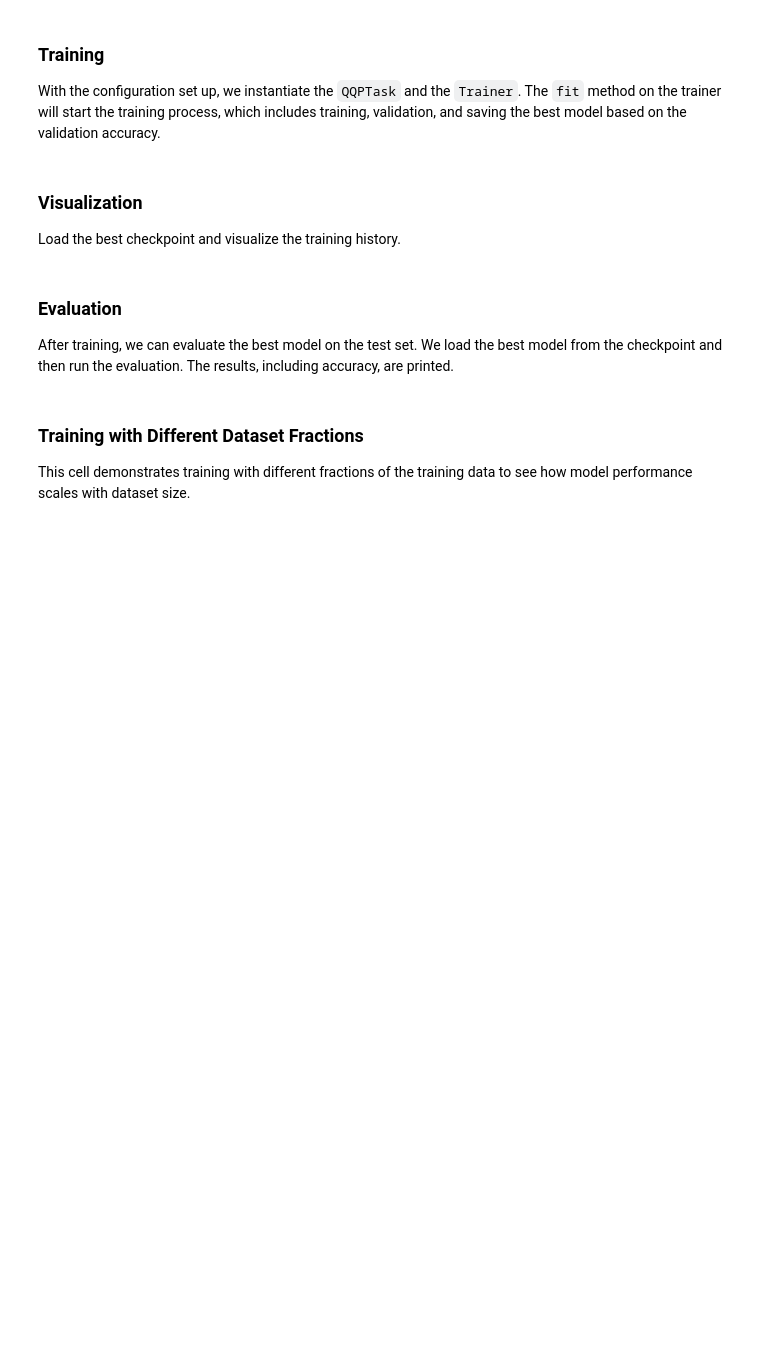
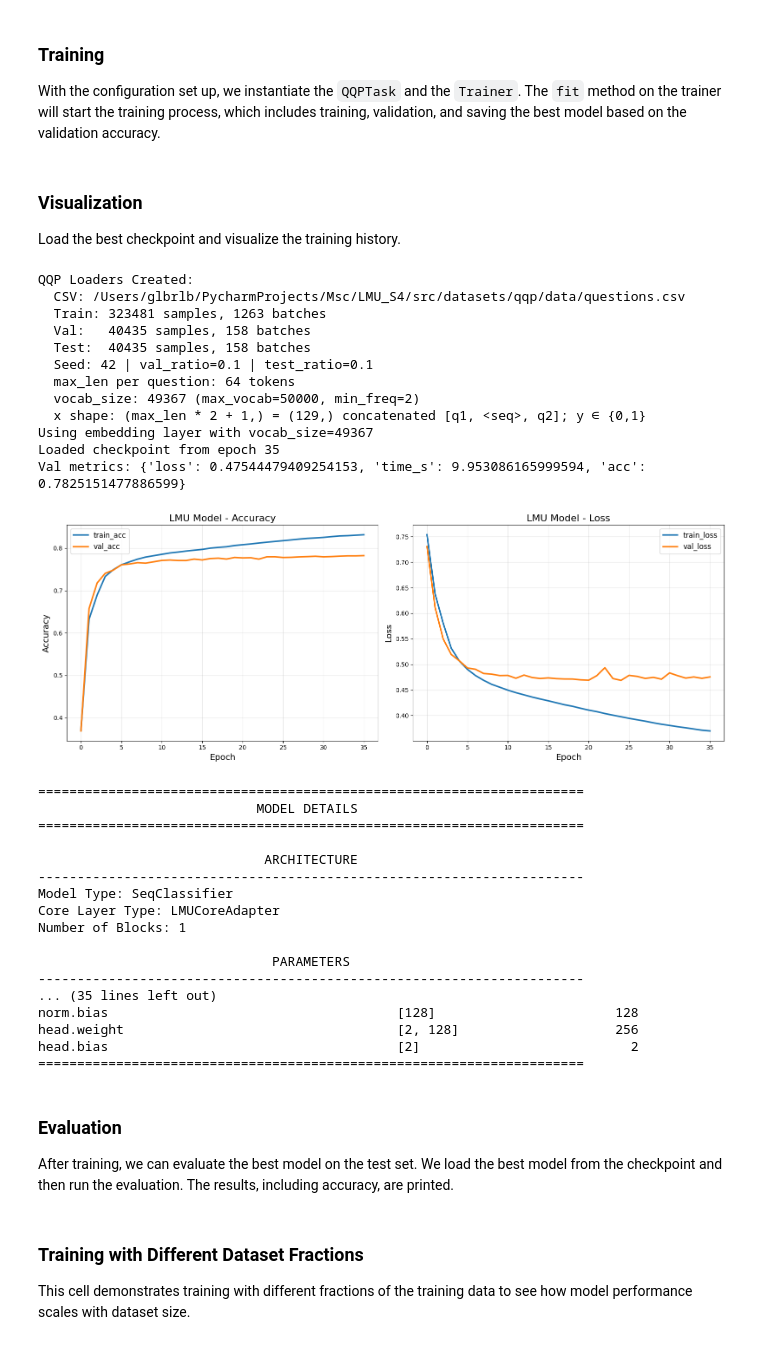
Before and after one commit to galbar8/LMU_S4, a Jupyter notebook: src/notebooks/qqp/qqp_lmu.ipynb, the cells around one changed output. Cells and saved outputs as stored; diff of their text form; code cells hidden in the pictures; blank space fills up the shorter version.

```diff
--- a/src/notebooks/qqp/qqp_lmu.ipynb
+++ b/src/notebooks/qqp/qqp_lmu.ipynb
@@ -19,6 +18,8 @@ Using unified block factory from src.utils.block_factory for consistent configur
 # %%
 from src.utils.block_factory import make_lmu_block_cfg_ctor
 # %%
+from src.utils.common import device_auto
+
 current_dir = Path.cwd()
 project_root = current_dir.parent.parent.parent
 data_root = str(project_root / "src" / "datasets" / "qqp" / "data")
@@ -63,21 +64,7 @@ args: Dict[str, Any] = {
 }
 
 args["block_cfg_ctor"] = make_lmu_block_cfg_ctor(
-    dropout=args["dropout"],
-    mlp_ratio=args["mlp_ratio"],
-    droppath_final=args["droppath_final"],
-    layerscale_init=args["layerscale_init"],
-    residual_gain=args["residual_gain"],
-    pool=args["pool"],
+   **args,
 )
 
-if torch.backends.mps.is_available():
-    args["device"] = torch.device("mps")
-    print("Using MPS")
-elif torch.cuda.is_available():
-    args["device"] = torch.device("cuda")
-    print("Using CUDA")
-else:
-    args["device"] = torch.device("cpu")
-    args["amp"] = False
-    print("Using CPU")
+args = device_auto(args)
@@ -104,17 +90,51 @@ print(f"Done. Best {trainer.early_key}={best_metric:.4f} @ {ckpt_path}")
 
 Load the best checkpoint and visualize the training history.
 # %%
+from src.utils.common import print_model_details
 from src.utils.checkpoint import load_trainer_from_checkpoint
 
 trainer = load_trainer_from_checkpoint(
     checkpoint_path=args["save_dir"] + "/best.pt",
     args=args,
     task=QQPTask(),
 )
 
 history = trainer.history
 
 plot_history(history, model_name="LMU")
+
+print_model_details(model=trainer.model)
+# %% [output]
+QQP Loaders Created:
+  CSV: /Users/glbrlb/PycharmProjects/Msc/LMU_S4/src/datasets/qqp/data/questions.csv
+  Train: 323481 samples, 1263 batches
+  Val:   40435 samples, 158 batches
+  Test:  40435 samples, 158 batches
+  Seed: 42 | val_ratio=0.1 | test_ratio=0.1
+  max_len per question: 64 tokens
+  vocab_size: 49367 (max_vocab=50000, min_freq=2)
+  x shape: (max_len * 2 + 1,) = (129,) concatenated [q1, <seq>, q2]; y ∈ {0,1}
+Using embedding layer with vocab_size=49367
+Loaded checkpoint from epoch 35
+Val metrics: {'loss': 0.47544479409254153, 'time_s': 9.953086165999594, 'acc': 0.7825151477886599}
+[figure, added]
+======================================================================
+                            MODEL DETAILS
+======================================================================
+
+                             ARCHITECTURE
+----------------------------------------------------------------------
+Model Type: SeqClassifier
+Core Layer Type: LMUCoreAdapter
+Number of Blocks: 1
+
+                              PARAMETERS
+----------------------------------------------------------------------
+... (35 lines left out)
+norm.bias                                     [128]                       128
+head.weight                                   [2, 128]                    256
+head.bias                                     [2]                           2
+======================================================================
 # %% [markdown]
 ### Evaluation
 
```
Also changed, not shown: parts of 4 cells of this notebook, 41 other files.
